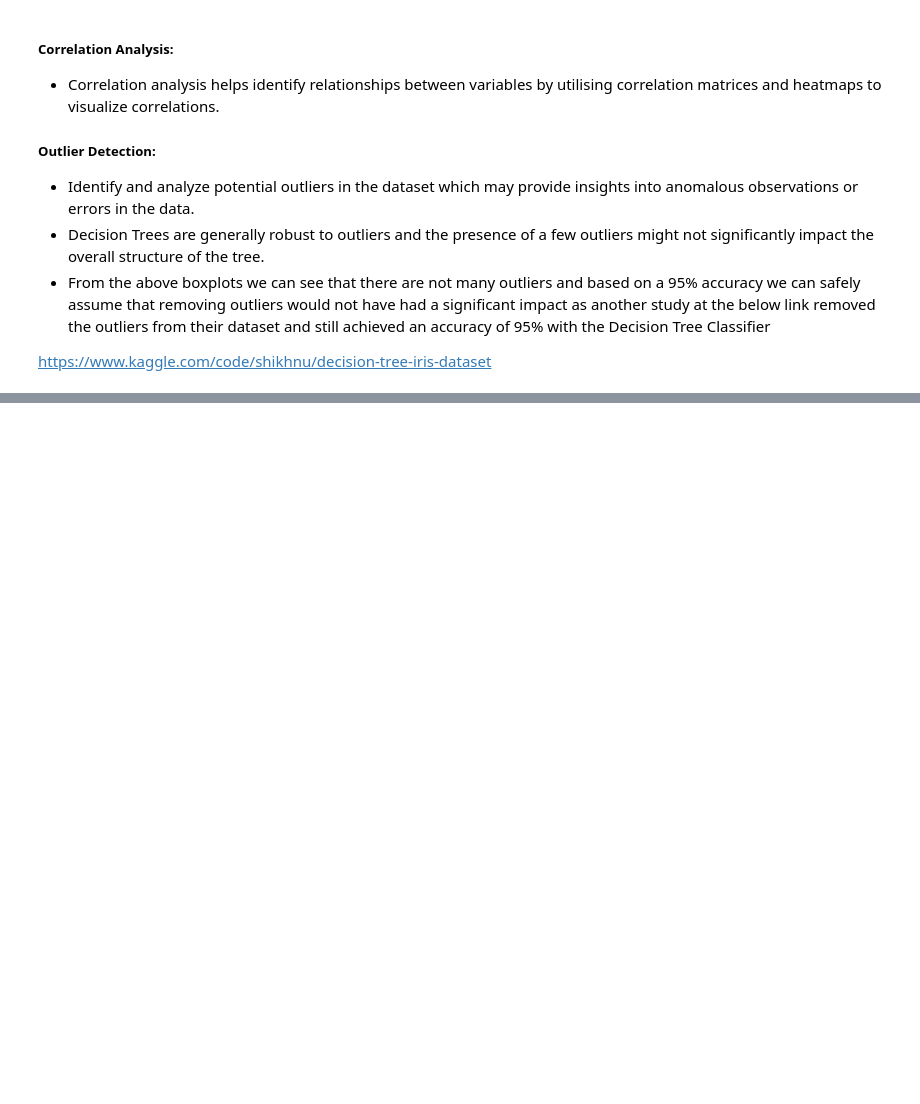
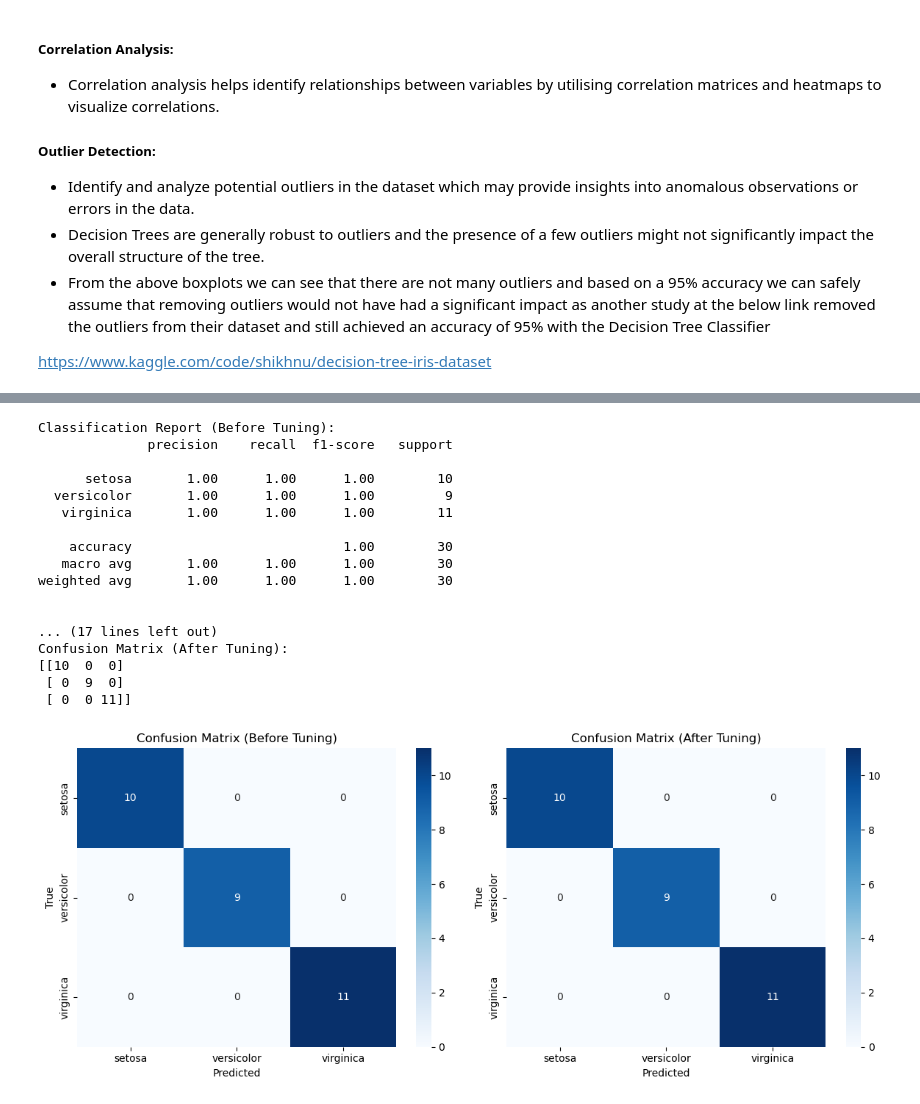
Before and after one commit to mhmdmahdi/Machine-Learning-and-Statistics, a Jupyter notebook: project.ipynb, the cells around one changed output, grey strips where cells are left out. Saved outputs shown, nothing was run; the diff lists cells and outputs as text; code cells hidden in the pictures; blank space fills up the shorter version.

```diff
--- a/project.ipynb
+++ b/project.ipynb
@@ -289,0 +298,66 @@ https://www.kaggle.com/code/shikhnu/decision-tree-iris-dataset
+# %%
+# Hyperparameter tuning using grid search
+param_grid = {'max_depth': [3, 5, 7, 10], 'min_samples_split': [2, 5, 10]}
+grid_search = GridSearchCV(DecisionTreeClassifier(random_state=42), param_grid, cv=5)
+grid_search.fit(X_train, y_train)
+
+# Get the best parameters
+best_params = grid_search.best_params_
+best_clf = grid_search.best_estimator_
+
+# Evaluate the model before hyperparameter tuning
+y_pred_before_tuning = clf_dt.predict(X_test)
+
+# Print classification report and confusion matrix before tuning
+print("Classification Report (Before Tuning):")
+print(classification_report(y_test, y_pred_before_tuning))
+
+print("\nConfusion Matrix (Before Tuning):")
+print(confusion_matrix(y_test, y_pred_before_tuning))
+
+# Evaluate the model after hyperparameter tuning
+y_pred_after_tuning = best_clf.predict(X_test)
+
+# Print classification report and confusion matrix after tuning
+print("\nClassification Report (After Tuning):")
+print(classification_report(y_test, y_pred_after_tuning))
+
+print("\nConfusion Matrix (After Tuning):")
+print(confusion_matrix(y_test, y_pred_after_tuning))
+
+# Visualize the impact on the confusion matrix
+plt.figure(figsize=(12, 5))
+
+plt.subplot(1, 2, 1)
+sns.heatmap(confusion_matrix(y_test, y_pred_before_tuning), annot=True, cmap='Blues', fmt='g', xticklabels=clf_dt.classes_, yticklabels=clf_dt.classes_)
+plt.title('Confusion Matrix (Before Tuning)')
+plt.xlabel('Predicted')
+plt.ylabel('True')
+
+plt.subplot(1, 2, 2)
+sns.heatmap(confusion_matrix(y_test, y_pred_after_tuning), annot=True, cmap='Blues', fmt='g', xticklabels=best_clf.classes_, yticklabels=best_clf.classes_)
+plt.title('Confusion Matrix (After Tuning)')
+plt.xlabel('Predicted')
+plt.ylabel('True')
+
+plt.tight_layout()
+plt.show()
+# %% [output]
+Classification Report (Before Tuning):
+              precision    recall  f1-score   support
+
+      setosa       1.00      1.00      1.00        10
+  versicolor       1.00      1.00      1.00         9
+   virginica       1.00      1.00      1.00        11
+
+    accuracy                           1.00        30
+   macro avg       1.00      1.00      1.00        30
+weighted avg       1.00      1.00      1.00        30
+
+
+... (17 lines left out)
+Confusion Matrix (After Tuning):
+[[10  0  0]
+ [ 0  9  0]
+ [ 0  0 11]]
+[figure, added]
```
Also changed, not shown: parts of 4 cells of this notebook.
